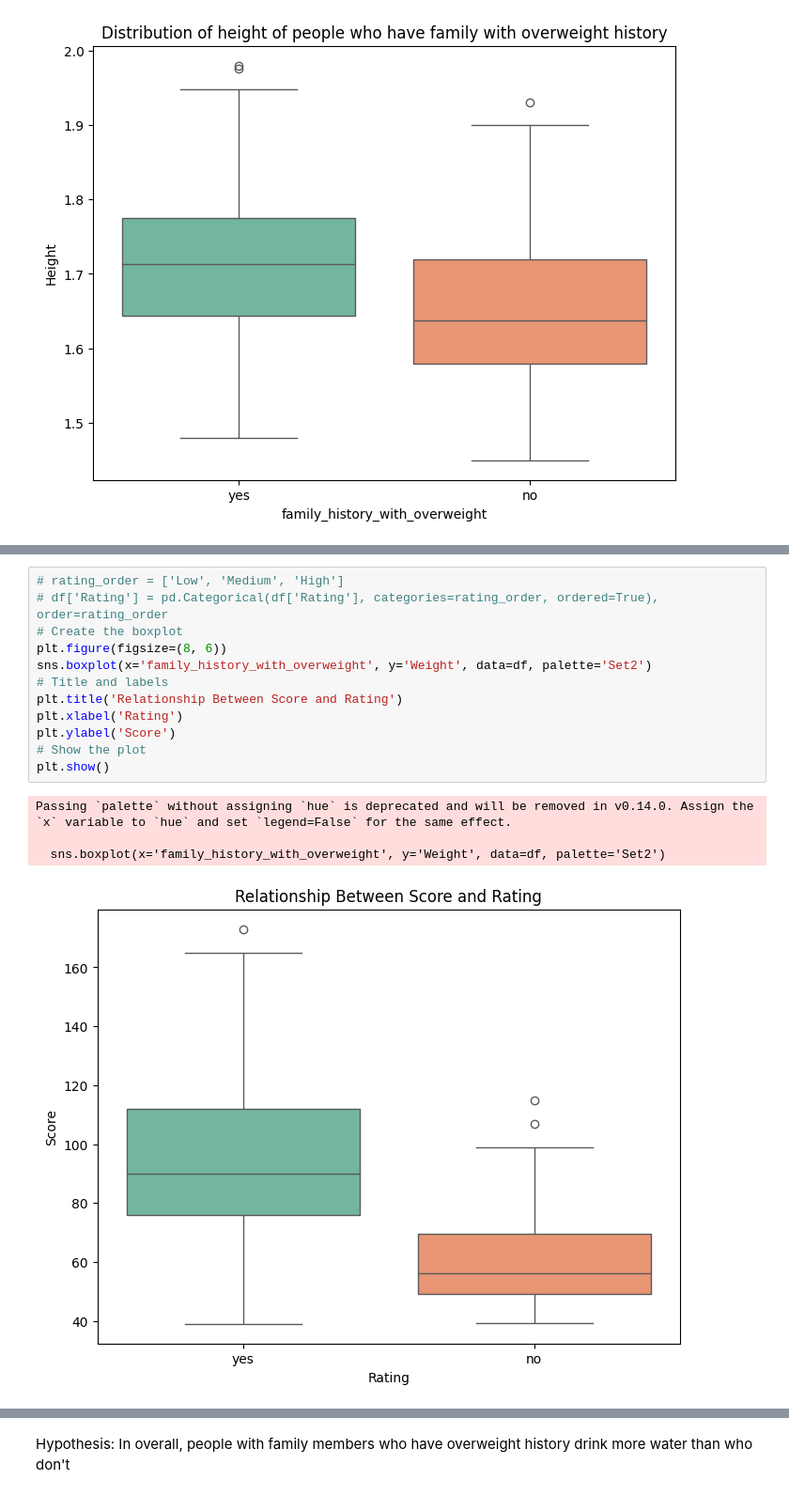
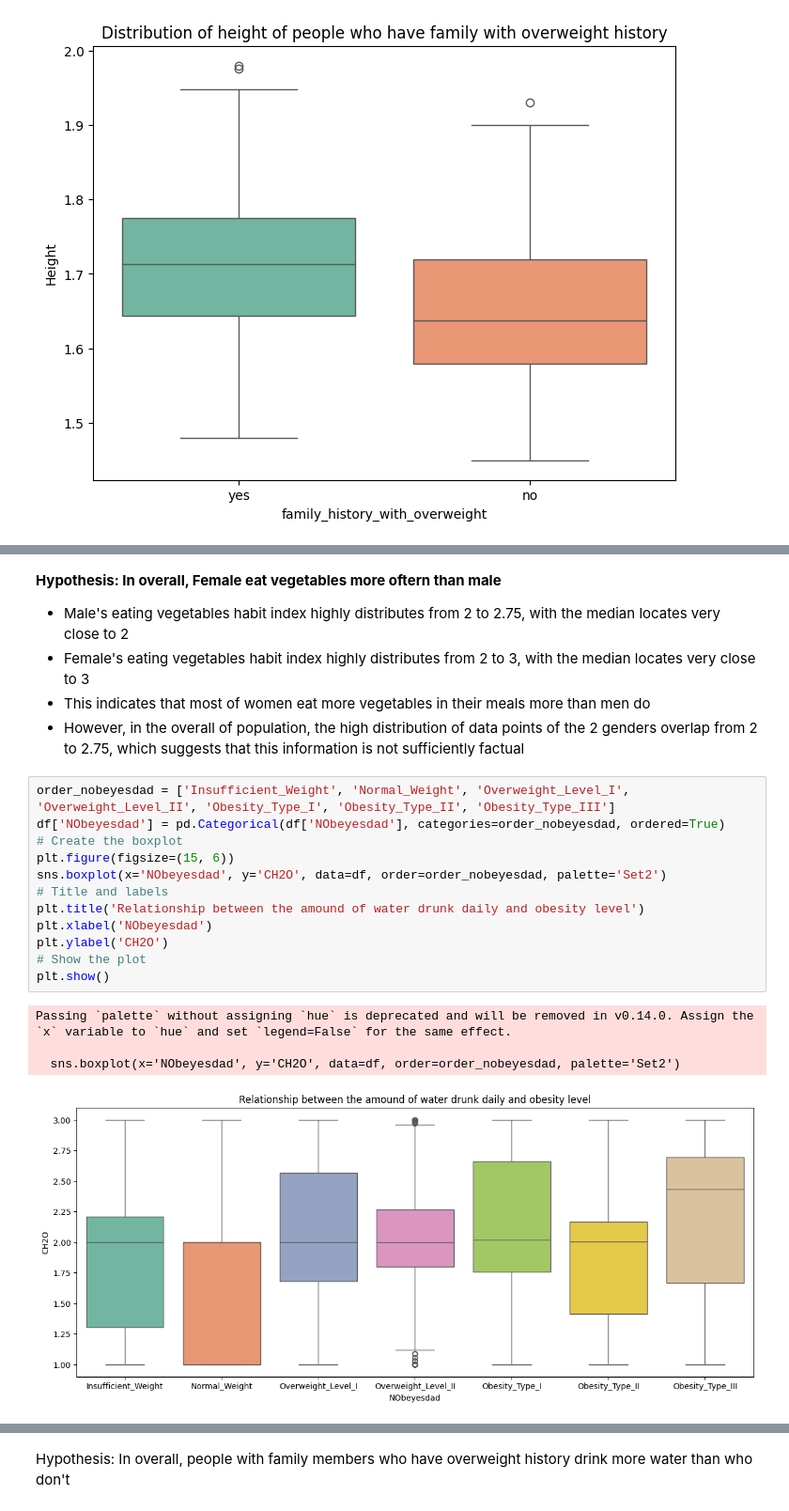
Before and after one commit to dang-nguyendd/ds_data_modelling, a Jupyter notebook: s3759957.ipynb, the cells around one changed output, grey strips where cells are left out. Shown at 94% size. Saved outputs shown, nothing was run; the diff lists cells and outputs as text.

```diff
--- a/s3759957.ipynb
+++ b/s3759957.ipynb
@@ -483,17 +521,23 @@ Passing `palette` without assigning `hue` is deprecated and will be removed in v
+# %% [markdown]
+**Hypothesis: In overall, Female eat vegetables more oftern than male**
+- Male's eating vegetables habit index highly distributes from 2 to 2.75, with the median locates very close to 2
+- Female's eating vegetables habit index highly distributes from 2 to 3, with the median locates very close to 3
+- This indicates that most of women eat more vegetables in their meals more than men do
+- However, in the overall of population, the high distribution of data points of the 2 genders overlap from 2 to 2.75, which suggests that this information is not sufficiently factual
 # %%
-# rating_order = ['Low', 'Medium', 'High']
-# df['Rating'] = pd.Categorical(df['Rating'], categories=rating_order, ordered=True), order=rating_order
+order_nobeyesdad = ['Insufficient_Weight', 'Normal_Weight', 'Overweight_Level_I', 'Overweight_Level_II', 'Obesity_Type_I', 'Obesity_Type_II', 'Obesity_Type_III']
+df['NObeyesdad'] = pd.Categorical(df['NObeyesdad'], categories=order_nobeyesdad, ordered=True)
 # Create the boxplot
-plt.figure(figsize=(8, 6))
-sns.boxplot(x='family_history_with_overweight', y='Weight', data=df, palette='Set2')
+plt.figure(figsize=(15, 6))
+sns.boxplot(x='NObeyesdad', y='CH2O', data=df, order=order_nobeyesdad, palette='Set2')
 # Title and labels
-plt.title('Relationship Between Score and Rating')
-plt.xlabel('Rating')
-plt.ylabel('Score')
+plt.title('Relationship between the amound of water drunk daily and obesity level')
+plt.xlabel('NObeyesdad')
+plt.ylabel('CH2O')
 # Show the plot
 plt.show()
 # %% [output]
 Passing `palette` without assigning `hue` is deprecated and will be removed in v0.14.0. Assign the `x` variable to `hue` and set `legend=False` for the same effect.
 
-  sns.boxplot(x='family_history_with_overweight', y='Weight', data=df, palette='Set2')
+  sns.boxplot(x='NObeyesdad', y='CH2O', data=df, order=order_nobeyesdad, palette='Set2')
-[figure, old version]
+[figure, new version]
```
Also changed, not shown: parts of 15 cells of this notebook.
